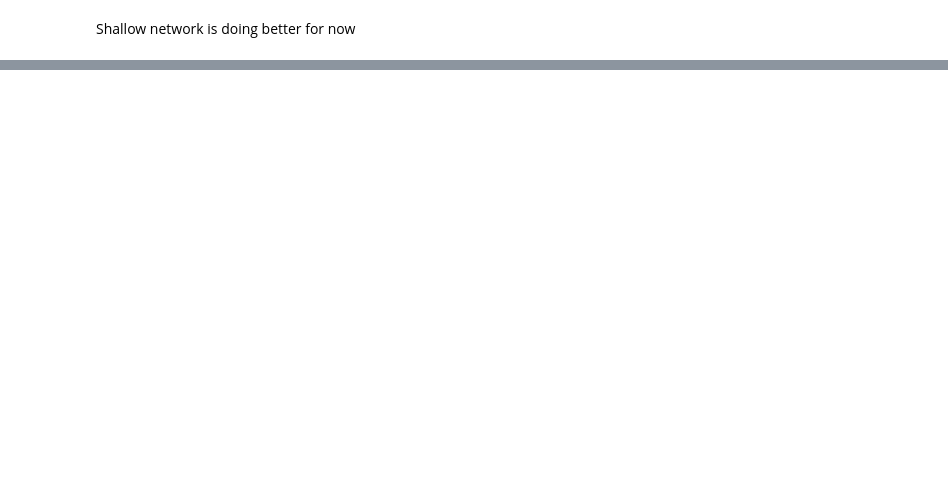
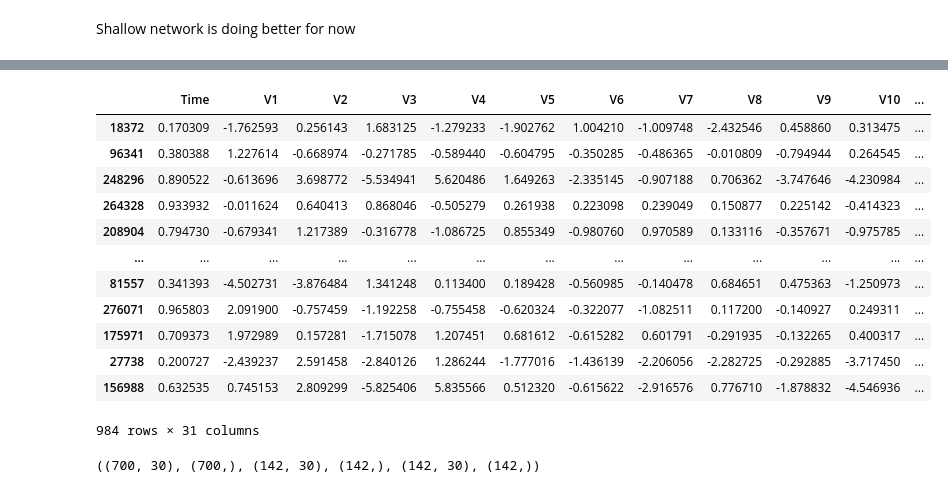
Before and after one commit to joannedonohue/final_project_group_3, a Jupyter notebook: Final_Project_Group3_Fraud.ipynb, the cells around one changed output, grey strips where cells are left out. Cells and saved outputs as stored; diff of their text form; code cells hidden in the pictures; blank space fills up the shorter version.

```diff
--- a/Final_Project_Group3_Fraud.ipynb
+++ b/Final_Project_Group3_Fraud.ipynb
@@ -286,0 +351,4 @@ weighted avg       1.00      1.00      1.00     22807
+# %%
+not_frauds = new_df.query('Class == 0')
+frauds = new_df.query('Class == 1')
+not_frauds['Class'].value_counts(), frauds['Class'].value_counts()
@@ -286,0 +362,5 @@ weighted avg       1.00      1.00      1.00     22807
+# %%
+# Make a new dataset to randomly balance the dataset, 492 samples in each group of Fraud and Not Fraud
+
+balanced_df = pd.concat([frauds, not_frauds.sample(len(frauds), random_state = 1)])
+balanced_df['Class'].value_counts()
@@ -286,0 +373,28 @@ weighted avg       1.00      1.00      1.00     22807
+# %%
+balanced_df = balanced_df.sample(frac = 1, random_state = 1)
+balanced_df
+# %% [output]
+|  | Time | V1 | V2 | V3 | V4 | V5 | V6 | V7 | V8 | V9 | V10 | ... |
+| 18372 | 0.170309 | -1.762593 | 0.256143 | 1.683125 | -1.279233 | -1.902762 | 1.004210 | -1.009748 | -2.432546 | 0.458860 | 0.313475 | ... |
+| 96341 | 0.380388 | 1.227614 | -0.668974 | -0.271785 | -0.589440 | -0.604795 | -0.350285 | -0.486365 | -0.010809 | -0.794944 | 0.264545 | ... |
+| 248296 | 0.890522 | -0.613696 | 3.698772 | -5.534941 | 5.620486 | 1.649263 | -2.335145 | -0.907188 | 0.706362 | -3.747646 | -4.230984 | ... |
+| 264328 | 0.933932 | -0.011624 | 0.640413 | 0.868046 | -0.505279 | 0.261938 | 0.223098 | 0.239049 | 0.150877 | 0.225142 | -0.414323 | ... |
+| 208904 | 0.794730 | -0.679341 | 1.217389 | -0.316778 | -1.086725 | 0.855349 | -0.980760 | 0.970589 | 0.133116 | -0.357671 | -0.975785 | ... |
+| ... | ... | ... | ... | ... | ... | ... | ... | ... | ... | ... | ... | ... |
+| 81557 | 0.341393 | -4.502731 | -3.876484 | 1.341248 | 0.113400 | 0.189428 | -0.560985 | -0.140478 | 0.684651 | 0.475363 | -1.250973 | ... |
+| 276071 | 0.965803 | 2.091900 | -0.757459 | -1.192258 | -0.755458 | -0.620324 | -0.322077 | -1.082511 | 0.117200 | -0.140927 | 0.249311 | ... |
+| 175971 | 0.709373 | 1.972989 | 0.157281 | -1.715078 | 1.207451 | 0.681612 | -0.615282 | 0.601791 | -0.291935 | -0.132265 | 0.400317 | ... |
+| 27738 | 0.200727 | -2.439237 | 2.591458 | -2.840126 | 1.286244 | -1.777016 | -1.436139 | -2.206056 | -2.282725 | -0.292885 | -3.717450 | ... |
+| 156988 | 0.632535 | 0.745153 | 2.809299 | -5.825406 | 5.835566 | 0.512320 | -0.615622 | -2.916576 | 0.776710 | -1.878832 | -4.546936 | ... |
+984 rows × 31 columns
+# %%
+balanced_df_np = balanced_df.to_numpy()
+
+x_train_b, y_train_b = balanced_df_np[:700, :-1], balanced_df_np[:700, -1].astype(int)
+x_test_b, y_test_b = balanced_df_np[700:842, :-1], balanced_df_np[700:842, -1].astype(int)
+x_val_b, y_val_b = balanced_df_np[842:, :-1], balanced_df_np[842:, -1].astype(int)
+
+# check shape to confirm
+x_train_b.shape, y_train_b.shape, x_test_b.shape, y_test_b.shape, x_val_b.shape, y_val_b.shape
+# %% [output]
+((700, 30), (700,), (142, 30), (142,), (142, 30), (142,))
```
Also changed, not shown: parts of 53 cells of this notebook.
